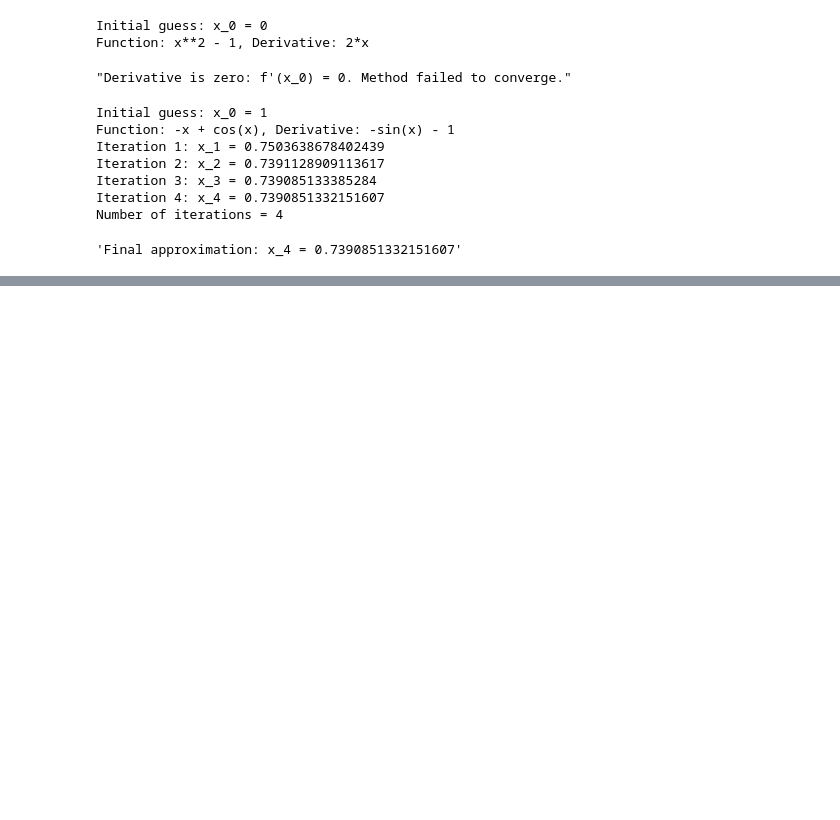
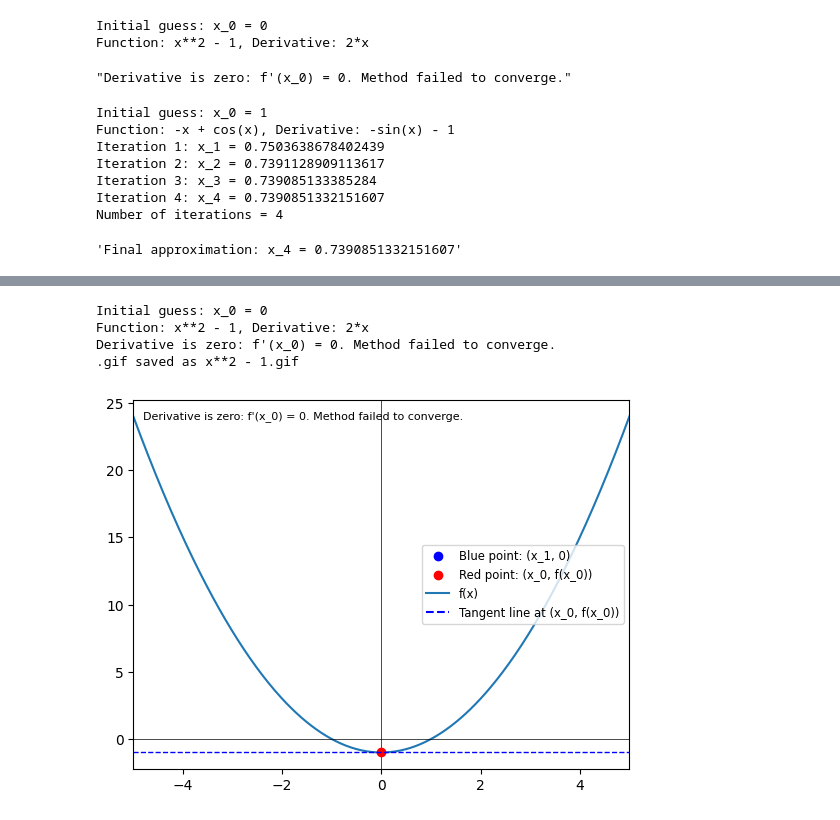
Before and after one commit to jkoganem/21-122, a Jupyter notebook: newton.ipynb, the cells around one changed output, grey strips where cells are left out. Saved outputs shown, nothing was run; the diff lists cells and outputs as text; code cells hidden in the pictures; blank space fills up the shorter version.

```diff
--- a/newton.ipynb
+++ b/newton.ipynb
@@ -104,0 +335,10 @@ Number of iterations = 4
+# %%
+p = lambda x: x**2 - 1
+
+newton(p,0,create_gif=True, legend_loc='right', x_range = (-5,5))
+# %% [output]
+Initial guess: x_0 = 0
+Function: x**2 - 1, Derivative: 2*x
+Derivative is zero: f'(x_0) = 0. Method failed to converge.
+.gif saved as x**2 - 1.gif
+[figure, added]
```
Also changed, not shown: parts of 9 cells of this notebook, 4 other files.
